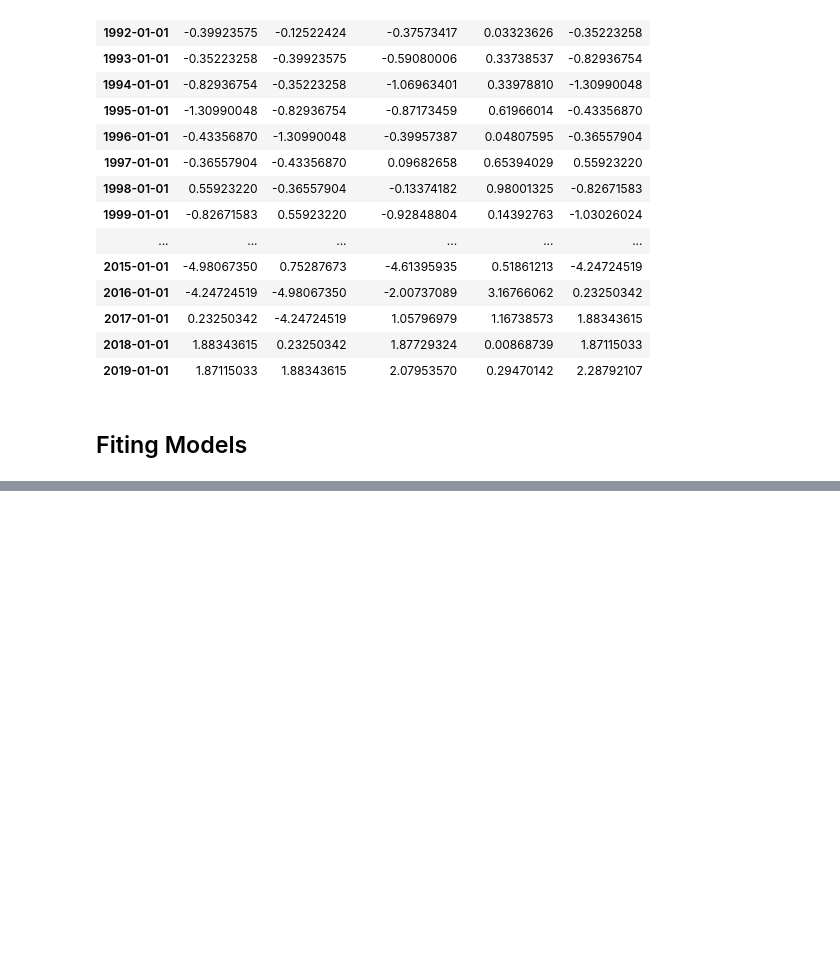
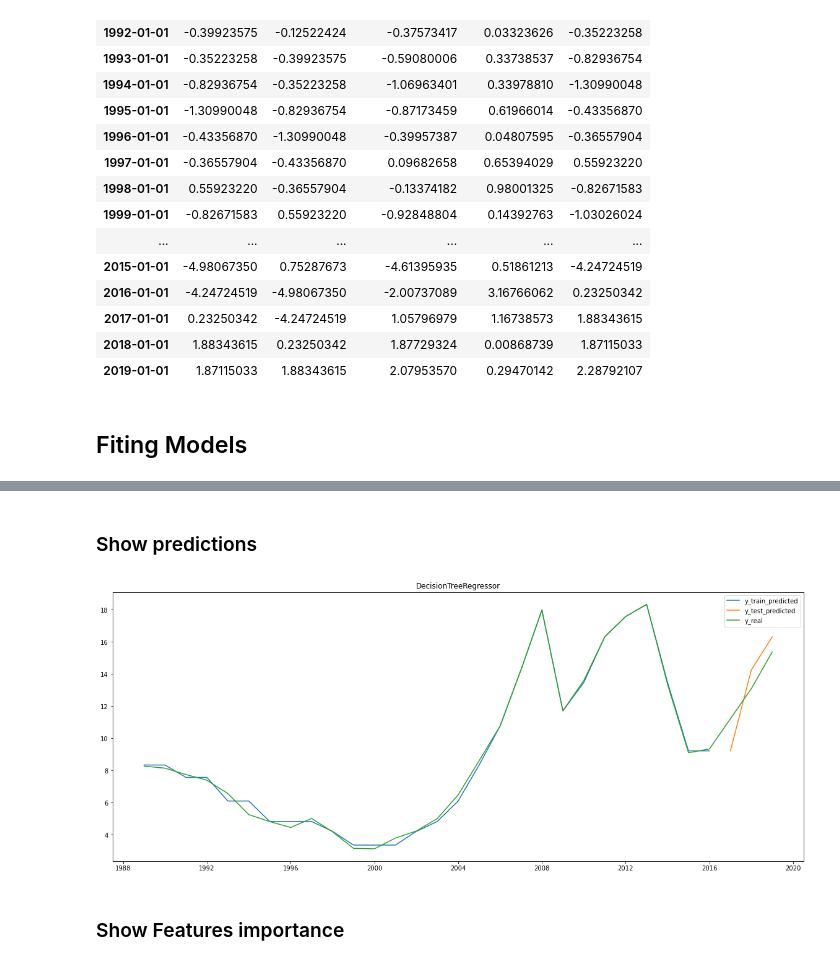
Before and after one commit to bateikoEd/dipl_program, a Jupyter notebook: eugen/template_gdp.ipynb, the cells around one changed output, grey strips where cells are left out. Saved outputs shown, nothing was run; the diff lists cells and outputs as text; code cells hidden in the pictures; blank space fills up the shorter version.

```diff
--- a/eugen/template_gdp.ipynb
+++ b/eugen/template_gdp.ipynb
@@ -705,0 +706,27 @@ lr = LinearRegression()
+# %%
+%%time
+decTree = DecisionTreeRegressor()
+
+grid = {
+    'max_features': [None, 'sqrt', 'log2', 'max_features'],
+    'criterion': ['mse', 'mae'],
+    'max_depth' : np.linspace(1,5, dtype=int)
+}
+
+n_splits = 3
+clf1 = GridSearchCV(decTree, grid, n_jobs=-1,
+                  cv=KFold(n_splits=n_splits, shuffle=True),
+                  scoring='neg_mean_absolute_error',
+                  verbose=5, refit=True)
+
+clf1.fit(X_train, y_real_train)
+
+print()
+print(clf1.best_params_)
+print(clf1.best_score_)
+print(clf1.best_estimator_)
+
+name='DecisionTreeRegressor'
+model = clf1
+score_model = define_metrics(model, X_train, X_test, y_real_train, y_real_test, name)
+score_model
@@ -705,0 +747,7 @@ lr = LinearRegression()
+# %%
+%%time
+decTree_sep = clf1.best_estimator_ # DecisionTreeRegressor(criterion='mae', max_depth=4)
+# decTree_sep.fit(X_train, y_real_train)
+
+y_train_predict_decTree = decTree_sep.predict(X_train)
+y_test_predict_decTree = decTree_sep.predict(X_test)
@@ -705,0 +757,11 @@ lr = LinearRegression()
+# %% [markdown]
+### Show predictions
+# %%
+show_pred(y_train=y_train_predict_decTree,
+         y_test=y_test_predict_decTree,
+         y=y_real,
+         title=name)
+# %% [output]
+[figure, added]
+# %% [markdown]
+### Show Features importance
```
Also changed, not shown: parts of 46 cells of this notebook, 1 other file.
